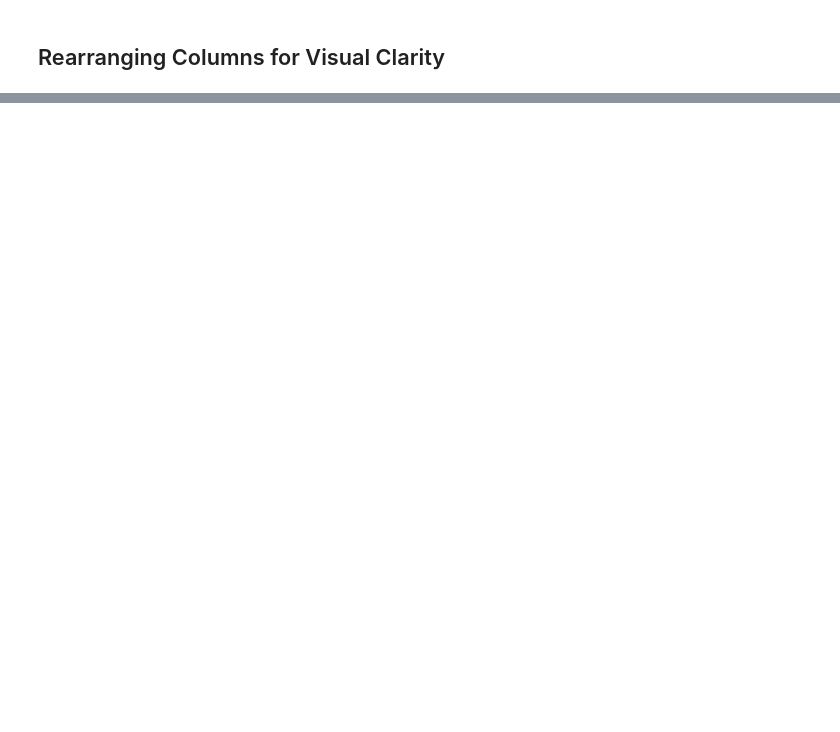
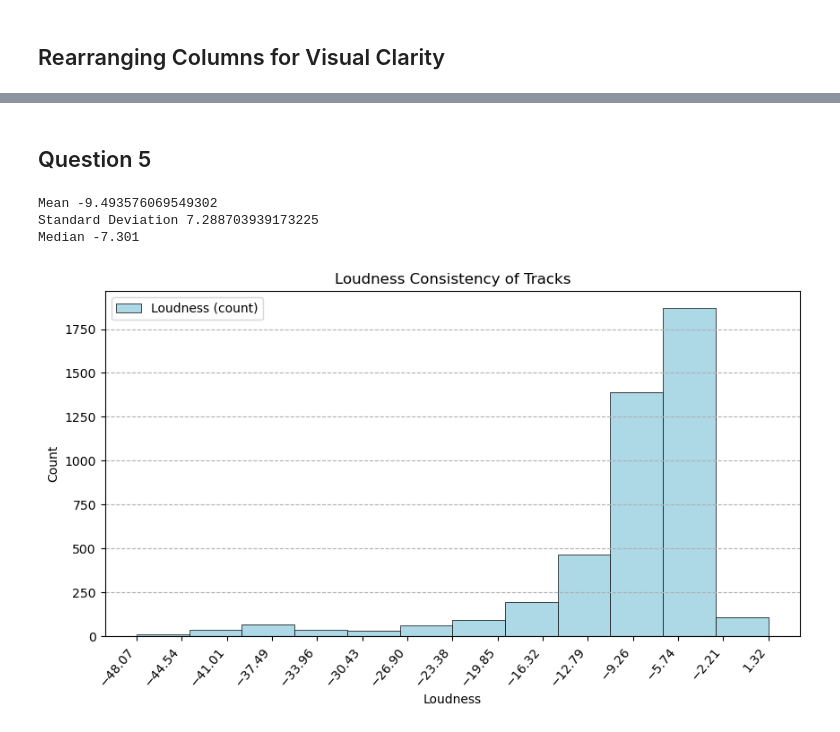
Before and after one commit to yukiroow/data_analytics, a Jupyter notebook: prelimproject.ipynb, the cells around one changed output, grey strips where cells are left out. Cells and saved outputs as stored; diff of their text form; code cells hidden in the pictures; blank space fills up the shorter version.

```diff
--- a/prelimproject.ipynb
+++ b/prelimproject.ipynb
@@ -95,0 +236,28 @@ pearson_data_2.corr(method='pearson')
+# %% [markdown]
+## Question 5
+# %%
+loudness_mean = songs['loudness'].mean()
+loudness_std = songs['loudness'].std()
+loudness_median = songs['loudness'].median()
+
+print("Mean", loudness_mean)
+print("Standard Deviation", loudness_std)
+print("Median", loudness_median)
+
+# Create histogram
+plt.figure(figsize=(10, 5))
+counts, bins, bars = plt.hist(songs['loudness'], bins=12, color='lightblue', edgecolor='black', linewidth=.5, alpha=1,
+                              label='Loudness (count)')
+plt.xticks(np.linspace(min(songs['loudness']), max(songs['loudness']), num=15), rotation=50, ha='right')
+
+plt.xlabel('Loudness')
+plt.ylabel('Count')
+plt.title('Loudness Consistency of Tracks')
+plt.legend()
+plt.grid(axis='y', linestyle='--', alpha=1)
+plt.show()
+# %% [output]
+Mean -9.493576069549302
+Standard Deviation 7.288703939173225
+Median -7.301
+[figure, added]
```
Also changed, not shown: parts of 29 cells of this notebook.
